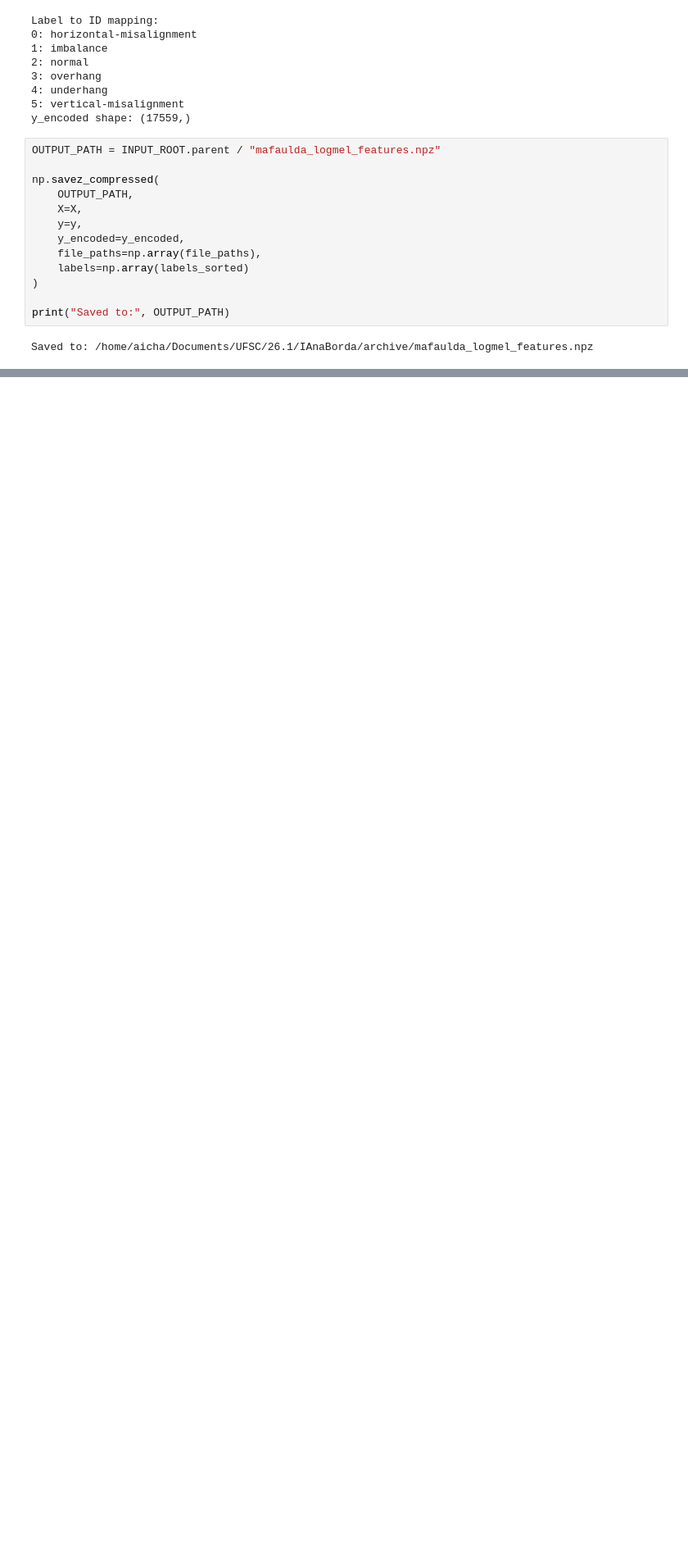
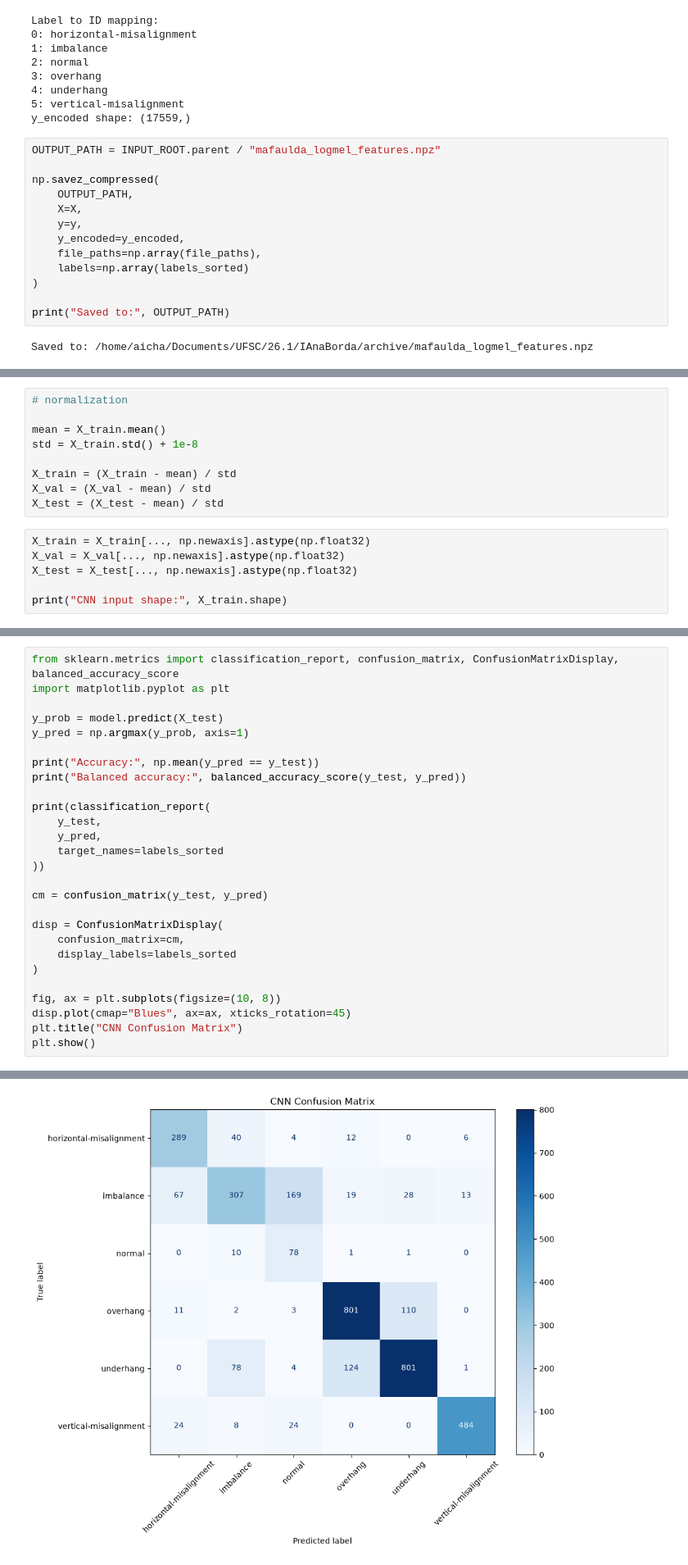
Before and after one commit to aicha0k/audio-preprocessing, a Jupyter notebook: logmel_pipeline.ipynb, the cells around one changed output, grey strips where cells are left out. Shown at 82% size. Drawn from its saved outputs; the diff is of its cells as text; blank space fills up the shorter version.

```diff
--- a/logmel_pipeline.ipynb
+++ b/logmel_pipeline.ipynb
@@ -239,0 +305,15 @@ Saved to: /home/aicha/Documents/UFSC/26.1/IAnaBorda/archive/mafaulda_logmel_feat
+# %%
+# normalization
+
+mean = X_train.mean()
+std = X_train.std() + 1e-8
+
+X_train = (X_train - mean) / std
+X_val = (X_val - mean) / std
+X_test = (X_test - mean) / std
+# %%
+X_train = X_train[..., np.newaxis].astype(np.float32)
+X_val = X_val[..., np.newaxis].astype(np.float32)
+X_test = X_test[..., np.newaxis].astype(np.float32)
+
+print("CNN input shape:", X_train.shape)
@@ -239,0 +528,28 @@ Saved to: /home/aicha/Documents/UFSC/26.1/IAnaBorda/archive/mafaulda_logmel_feat
+# %%
+from sklearn.metrics import classification_report, confusion_matrix, ConfusionMatrixDisplay, balanced_accuracy_score
+import matplotlib.pyplot as plt
+
+y_prob = model.predict(X_test)
+y_pred = np.argmax(y_prob, axis=1)
+
+print("Accuracy:", np.mean(y_pred == y_test))
+print("Balanced accuracy:", balanced_accuracy_score(y_test, y_pred))
+
+print(classification_report(
+    y_test,
+    y_pred,
+    target_names=labels_sorted
+))
+
+cm = confusion_matrix(y_test, y_pred)
+
+disp = ConfusionMatrixDisplay(
+    confusion_matrix=cm,
+    display_labels=labels_sorted
+)
+
+fig, ax = plt.subplots(figsize=(10, 8))
+disp.plot(cmap="Blues", ax=ax, xticks_rotation=45)
+plt.title("CNN Confusion Matrix")
+plt.show()
+# %% [output]
@@ -239,0 +571 @@ Saved to: /home/aicha/Documents/UFSC/26.1/IAnaBorda/archive/mafaulda_logmel_feat
+[figure, added]
```
Also changed, not shown: parts of 14 cells of this notebook.
